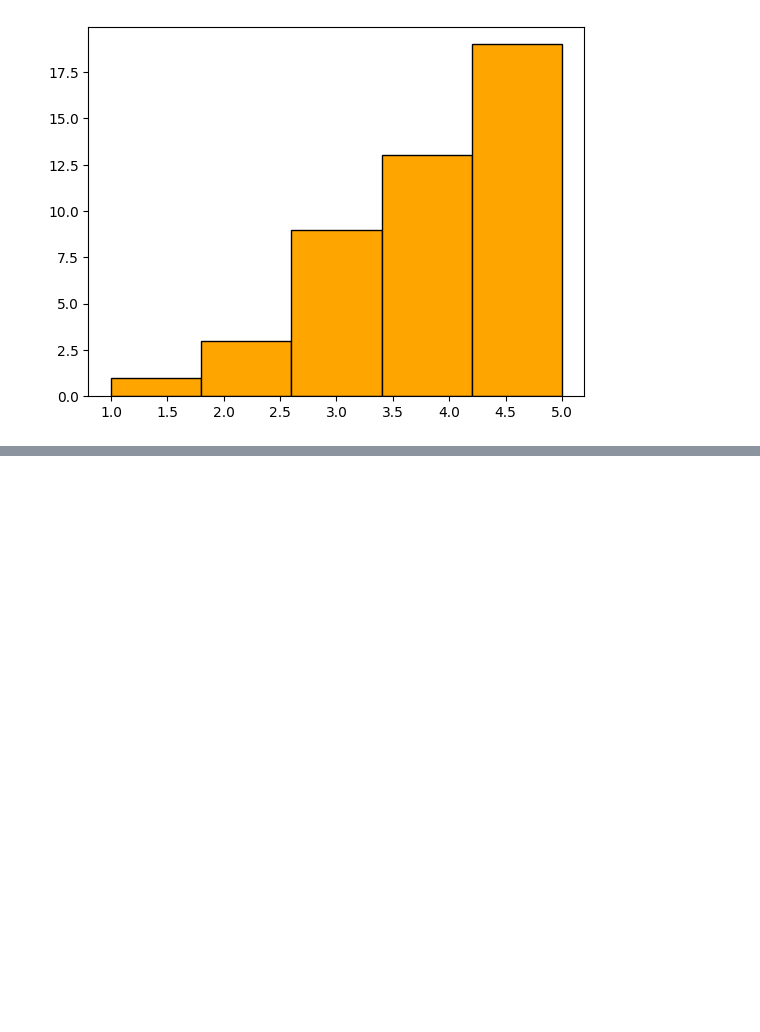
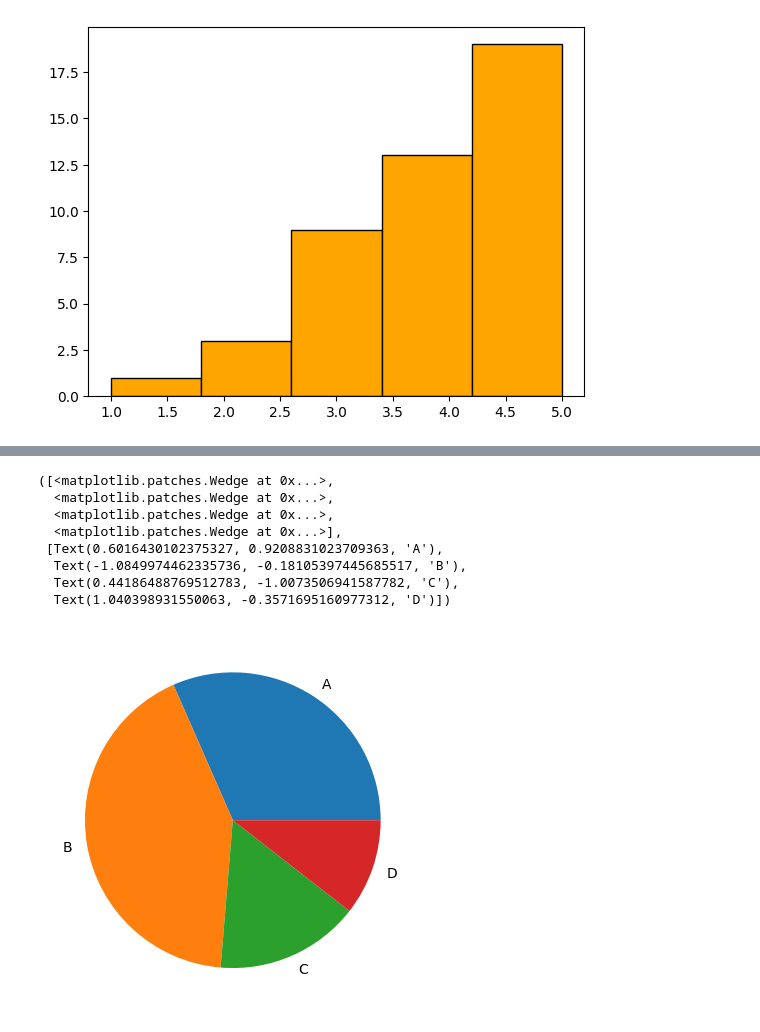
Before and after one commit to prathamxz/Data-Science-Practice, a Jupyter notebook: Python Solving/Data Analysis with Python/Data Visualization Using Matplotlib.ipynb, the cells around one changed output, grey strips where cells are left out. Cells and saved outputs as stored; diff of their text form; code cells hidden in the pictures; blank space fills up the shorter version.

```diff
--- a/Python Solving/Data Analysis with Python/Data Visualization Using Matplotlib.ipynb
+++ b/Python Solving/Data Analysis with Python/Data Visualization Using Matplotlib.ipynb
@@ -51,0 +60,18 @@ plt.hist(data,bins=5,color='orange',edgecolor = 'black')
+# %%
+# Piechart
+labels = ['A','B','C','D']
+sizes = [30,34,15,10]
+colors = ['golden', 'red', 'yellow', 'purple']
+explodes = [0.2,0,0,0,0]
+
+plt.pie(sizes,labels=labels)
+# %% [output]
+([<matplotlib.patches.Wedge at 0x...>,
+  <matplotlib.patches.Wedge at 0x...>,
+  <matplotlib.patches.Wedge at 0x...>,
+  <matplotlib.patches.Wedge at 0x...>],
+ [Text(0.6016430102375327, 0.9208831023709363, 'A'),
+  Text(-1.0849974462335736, -0.18105397445685517, 'B'),
+  Text(0.44186488769512783, -1.0073506941587782, 'C'),
+  Text(1.040398931550063, -0.3571695160977312, 'D')])
+[figure, added]
```
Also changed, not shown: parts of 1 cell of this notebook.
